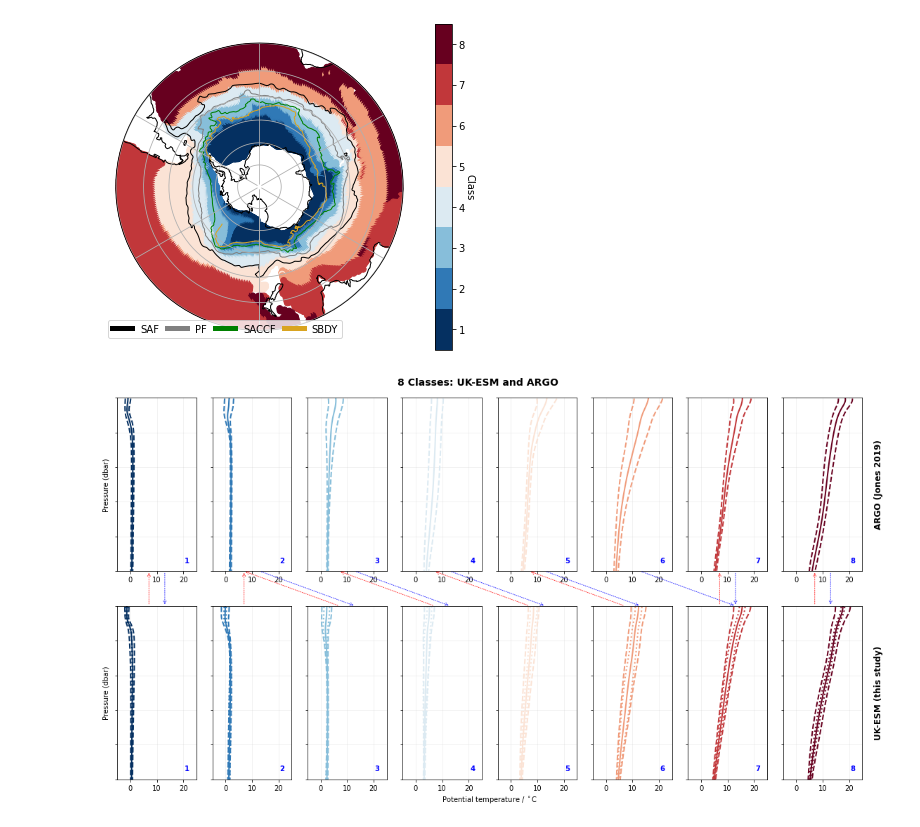
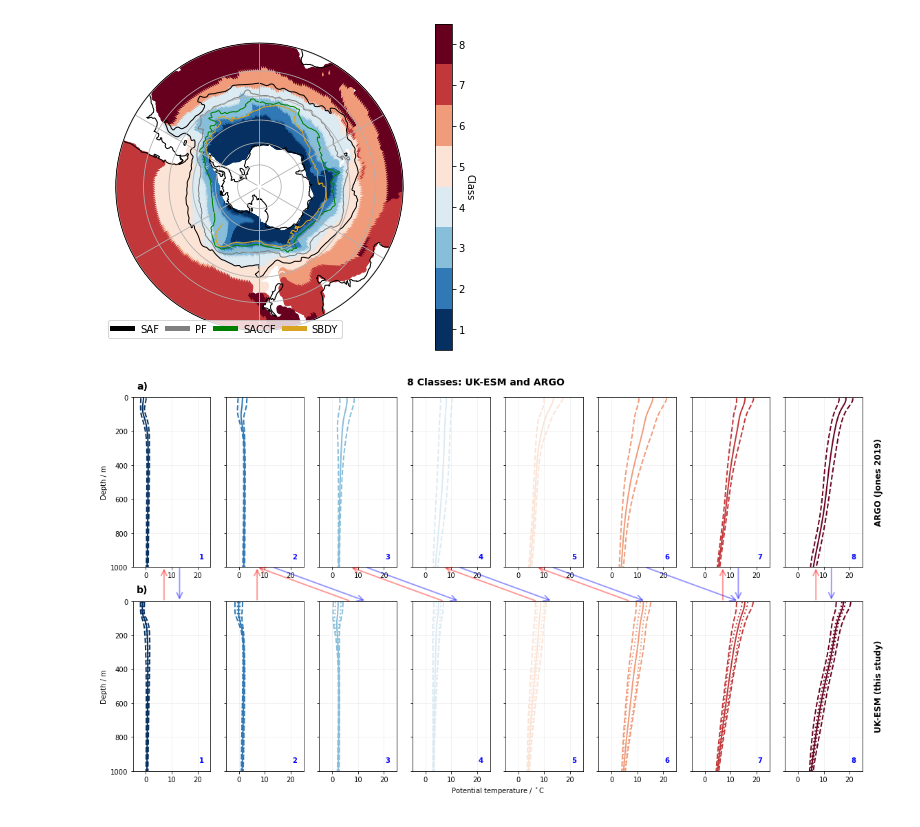
Before and after one commit to emmomp/OceanClusteringMethods, a Jupyter notebook: Figure_8classes.ipynb, the cells around one changed output. Cells and saved outputs as stored; diff of their text form; code cells hidden in the pictures.

```diff
--- a/Figure_8classes.ipynb
+++ b/Figure_8classes.ipynb
@@ -21,12 +21,12 @@ import pickle
 
 import cluster_utils as flt
 # %%
-model_folder = 'model_20012017'
+model_folder = 'model'
 n_classes = 8
 #ids = ['r1i1p1f2', 'r2i1p1f2', 'r3i1p1f2']
 ids = ['r1i1p1f2', 'r2i1p1f2', 'r3i1p1f2', 'r4i1p1f2', 'r5i1p1f3', 'r6i1p1f3', 'r7i1p1f3', 'r8i1p1f2', 'r9i1p1f2', 'r10i1p1f2'] # You need all of these for figs YY
 mask = np.load('data/mask.npy', allow_pickle=True)
-levs= np.load('data/levs_52000.npy', allow_pickle=True)
+levs= np.load('data/levs.npy', allow_pickle=True)
 # %%
 # Load fronts
 fronts=['saf','pf','saccf','sbdy']
@@ -158,12 +158,11 @@ for (i, ax) in enumerate(axes[0]):
     ax.grid(alpha=0.2)
   #  ax.set_xlabel('Temperature (°C)')
     if i==0:
-        ax.set_ylabel('Pressure (dbar)')
-    else:
-        ax.set_yticklabels('')
+        ax.set_ylabel('Depth / m')
+        ax.text(0.05,1.05,'a)',transform=ax.transAxes,fontsize=14,fontweight='bold')
 
     ax.annotate("",xy=(0.6,0),xytext=(0.6+1.2*(g1[i]-i),-0.2),xycoords=ax.transAxes, \
-                           arrowprops=dict(arrowstyle="<-",color='b',alpha=0.8,ls=':'))
+                           arrowprops=dict(arrowstyle="<-",color='b',alpha=0.4,ls='-',mutation_scale=20,linewidth=2))
 
 m_id='UK-ESM (this study)'
 
@@ -177,36 +176,35 @@ for (i, ax) in enumerate(axes[1]):
 
     #Tmean = classes['profile_mean'].sel(classnum=i)
     #Tsig = classes['profile_std'].sel(classnum=i)
 
   #  ax.plot(Tmean.mean('run'),levs, color=cmap(i), linestyle='solid', linewidth=2)
    # ax.plot(Tmean.mean('run')+np.sqrt((Tsig**2).sum(dim='run')),levs, color=cmap(i), linestyle='dashed', linewidth=2)
    # ax.plot(Tmean.mean('run')-np.sqrt((Tsig**2).sum(dim='run')),levs, color=cmap(i), linestyle='dashed', linewidth=2)
 
     ax.plot(ensmean_profiles[i]['mean'],levs[:43], color=cmap(i), linestyle='solid', linewidth=2)
     ax.plot(ensmean_profiles[i]['mean']+ensmean_profiles[i]['std'],levs[:43], color=cmap(i), linestyle=':', linewidth=2)
     ax.plot(ensmean_profiles[i]['mean']-ensmean_profiles[i]['std'],levs[:43], color=cmap(i), linestyle=':', linewidth=2)
     ax.plot(ensmean_profiles[i]['mean']+ensmean_profiles[i]['std2'],levs[:43], color=cmap(i), linestyle='--', linewidth=2)
     ax.plot(ensmean_profiles[i]['mean']-ensmean_profiles[i]['std2'],levs[:43], color=cmap(i), linestyle='--', linewidth=2)
 
     ax.set_ylim([1000,0])
     ax.set_xlim(-5,25)
     ax.grid(alpha=0.2)
   #  ax.set_xlabel('Temperature (°C)')
     if i==0:
-        ax.set_ylabel('Pressure (dbar)')
-    else:
-        ax.set_yticklabels('')
+        ax.set_ylabel('Depth / m')
+        ax.text(0.05,1.05,'b)',transform=ax.transAxes,fontsize=14,fontweight='bold')
 
     ax.annotate("",xy=(0.4,1),xytext=(0.4+1.2*(g2[i]-i),1.2),xycoords=ax.transAxes, \
-                           arrowprops=dict(arrowstyle="<-",color='r',alpha=0.8,ls=':'))
+                           arrowprops=dict(arrowstyle="<-",color='r',alpha=0.4,ls='-',mutation_scale=20,linewidth=2))
 
 plt.suptitle('{} Classes: UK-ESM and ARGO'.format(n_classes),fontsize=14,fontweight='bold',y=0.92)
 
 figure.add_subplot(111, frameon=False)
 plt.tick_params(labelcolor='none', which='both', top=False, bottom=False, left=False, right=False)
 plt.xlabel('Potential temperature / ${}^\circ$C')
 
         # save and show the plot
-plt.savefig('figures/8class_modelvargo.png', bbox_inches="tight")
+plt.savefig('figures/8class_modelvargo.pdf', bbox_inches="tight")
 # %% [output]
-[figure, old version]
+[figure, new version]
```
Also changed, not shown: 10 other files.
